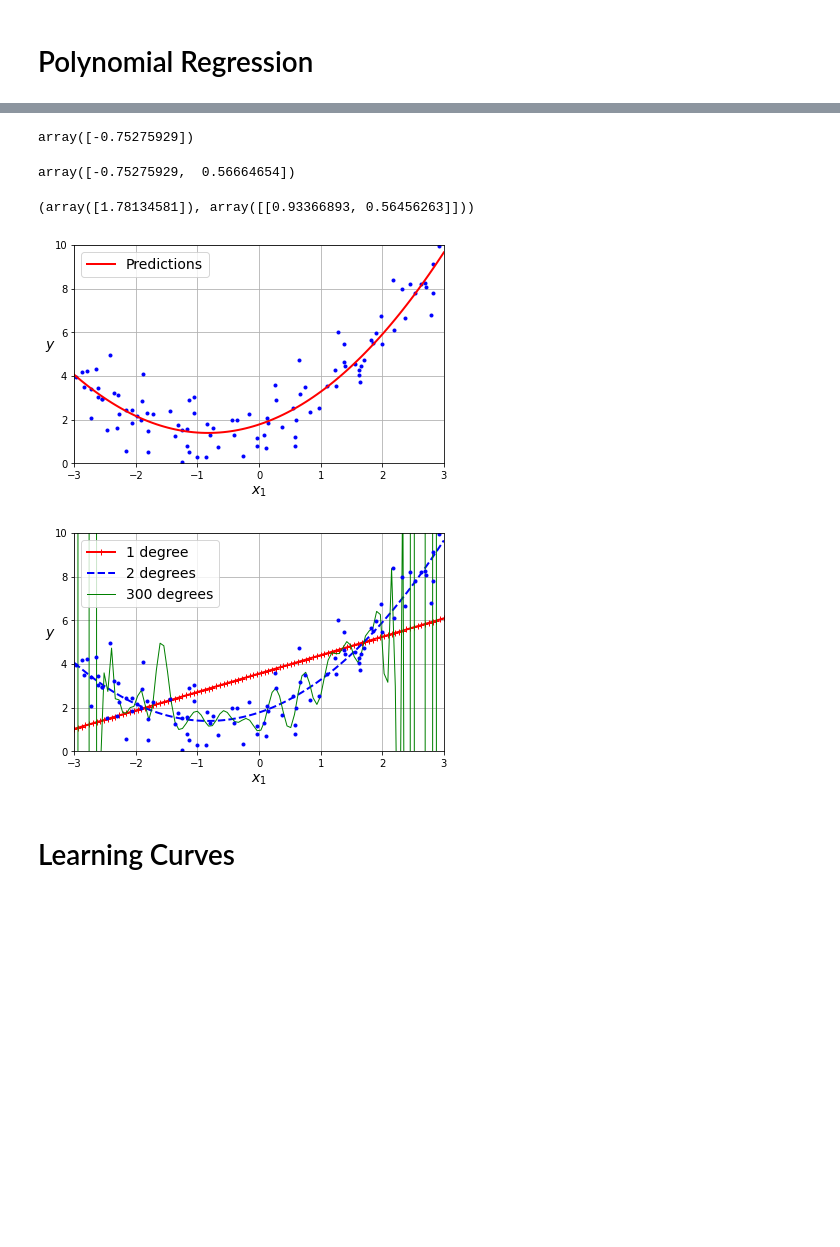
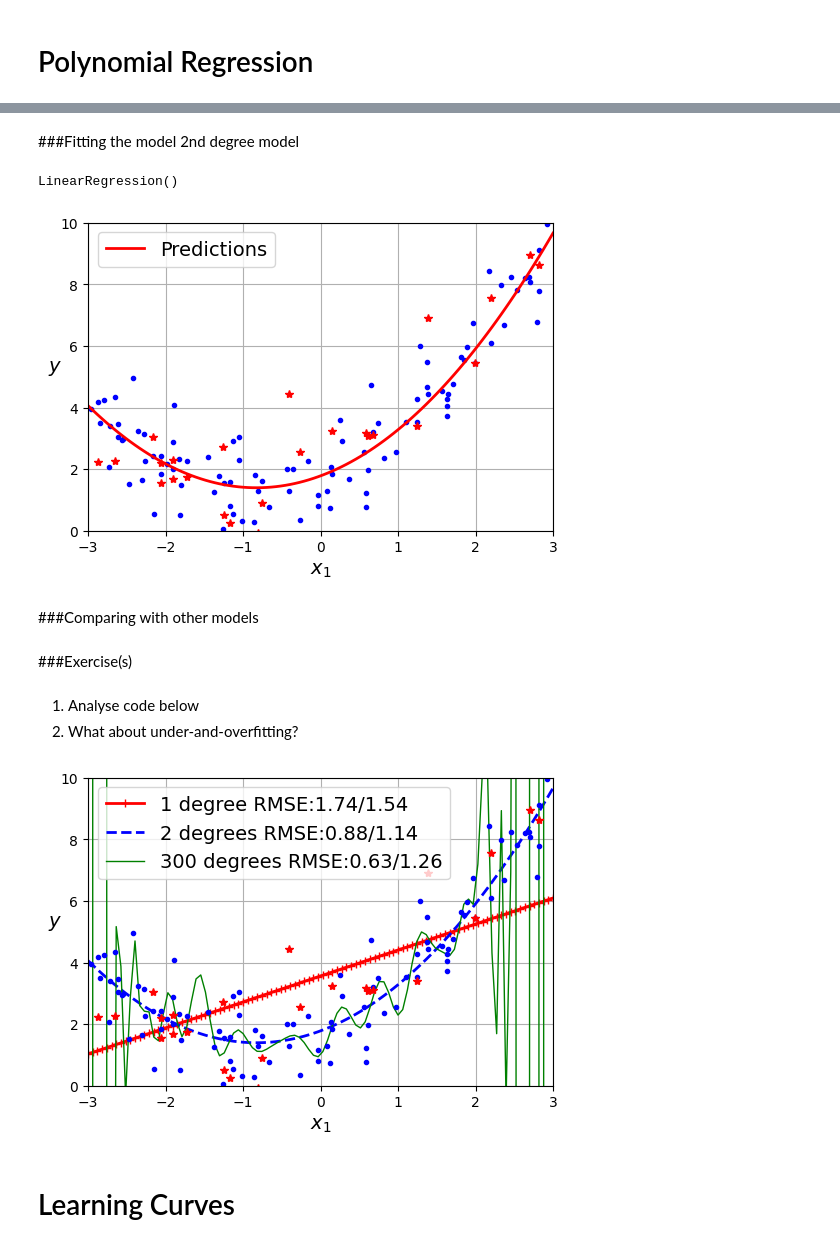
Before and after one commit to jpandersen61/Machine-Learning, a Jupyter notebook: Over_fitting_and_Under_fitting.ipynb, the cells around one changed output, grey strips where cells are left out. Cells and saved outputs as stored; diff of their text form; code cells hidden in the pictures; blank space fills up the shorter version.

```diff
--- a/Over_fitting_and_Under_fitting.ipynb
+++ b/Over_fitting_and_Under_fitting.ipynb
@@ -69,0 +71,6 @@ y = 0.5 * X ** 2 + X + 2 + np.random.randn(m, 1)
+# %%
+#Polynomial
+np.random.seed(42)
+m_test = 25
+X_test = 6 * np.random.rand(m_test, 1) - 3
+y_test = 0.5 * X_test ** 2 + X_test + 2 + np.random.randn(m_test, 1)
@@ -82,21 +97,15 @@ plt.show()
+# %% [markdown]
+###Fitting the model 2nd degree model
 # %%
 from sklearn.preprocessing import PolynomialFeatures
 
 poly_features = PolynomialFeatures(degree=2, include_bias=False)
 X_poly = poly_features.fit_transform(X)
-X[0]
-# %% [output]
-array([-0.75275929])
-# %%
-X_poly[0]
-# %% [output]
-array([-0.75275929,  0.56664654])
 # %%
 lin_reg = LinearRegression()
 lin_reg.fit(X_poly, y)
-lin_reg.intercept_, lin_reg.coef_
 # %% [output]
-(array([1.78134581]), array([[0.93366893, 0.56456263]]))
+LinearRegression()
 # %%
 # extra code – this cell generates and saves Figure 4–13
 
@@ -106,43 +115,63 @@ y_new = lin_reg.predict(X_new_poly)
 
 plt.figure(figsize=(6, 4))
 plt.plot(X, y, "b.")
+plt.plot(X_test, y_test, "r*") #Part 3
 plt.plot(X_new, y_new, "r-", linewidth=2, label="Predictions")
 plt.xlabel("$x_1$")
 plt.ylabel("$y$", rotation=0)
 plt.legend(loc="upper left")
 plt.axis([-3, 3, 0, 10])
 plt.grid()
-save_fig("quadratic_predictions_plot")
 plt.show()
 # %% [output]
-[figure, old version]
+[figure, new version]
+# %% [markdown]
+###Comparing with other models
+# %% [markdown]
+###Exercise(s)
+# %% [markdown]
+1.   Analyse code below
+2.   What about under-and-overfitting?
 # %%
 # extra code – this cell generates and saves Figure 4–14
 
 from sklearn.preprocessing import StandardScaler
 from sklearn.pipeline import make_pipeline
+from sklearn.metrics import mean_squared_error #Part 4
+import math #Part 4
 
 plt.figure(figsize=(6, 4))
 
 for style, width, degree in (("r-+", 2, 1), ("b--", 2, 2), ("g-", 1, 300)):
     polybig_features = PolynomialFeatures(degree=degree, include_bias=False)
     std_scaler = StandardScaler()
     lin_reg = LinearRegression()
     polynomial_regression = make_pipeline(polybig_features, std_scaler, lin_reg)
     polynomial_regression.fit(X, y)
+
+    #Part 4 starts here
+    y_predicted = polynomial_regression.predict(X)
+    RMSE = math.sqrt(mean_squared_error(y_predicted,y))
+    y_test_predicted = polynomial_regression.predict(X_test)
+    RMSE_test =  math.sqrt(mean_squared_error(y_test_predicted, y_test))
+    #Part 4 ends here
+
+
     y_newbig = polynomial_regression.predict(X_new)
-    label = f"{degree} degree{'s' if degree > 1 else ''}"
+
+    label = f"{degree} degree{'s' if degree > 1 else ''} RMSE:{round(RMSE,2)}/{round(RMSE_test,2)}" #Part 4 add RMSE values
+
     plt.plot(X_new, y_newbig, style, label=label, linewidth=width)
 
 plt.plot(X, y, "b.", linewidth=3)
+plt.plot(X_test, y_test, "r*") #Part 3
 plt.legend(loc="upper left")
 plt.xlabel("$x_1$")
 plt.ylabel("$y$", rotation=0)
 plt.axis([-3, 3, 0, 10])
 plt.grid()
-save_fig("high_degree_polynomials_plot")
 plt.show()
 # %% [output]
-[figure, old version]
+[figure, new version]
 # %% [markdown]
 # Learning Curves
```
Also changed, not shown: parts of 20 cells of this notebook.
